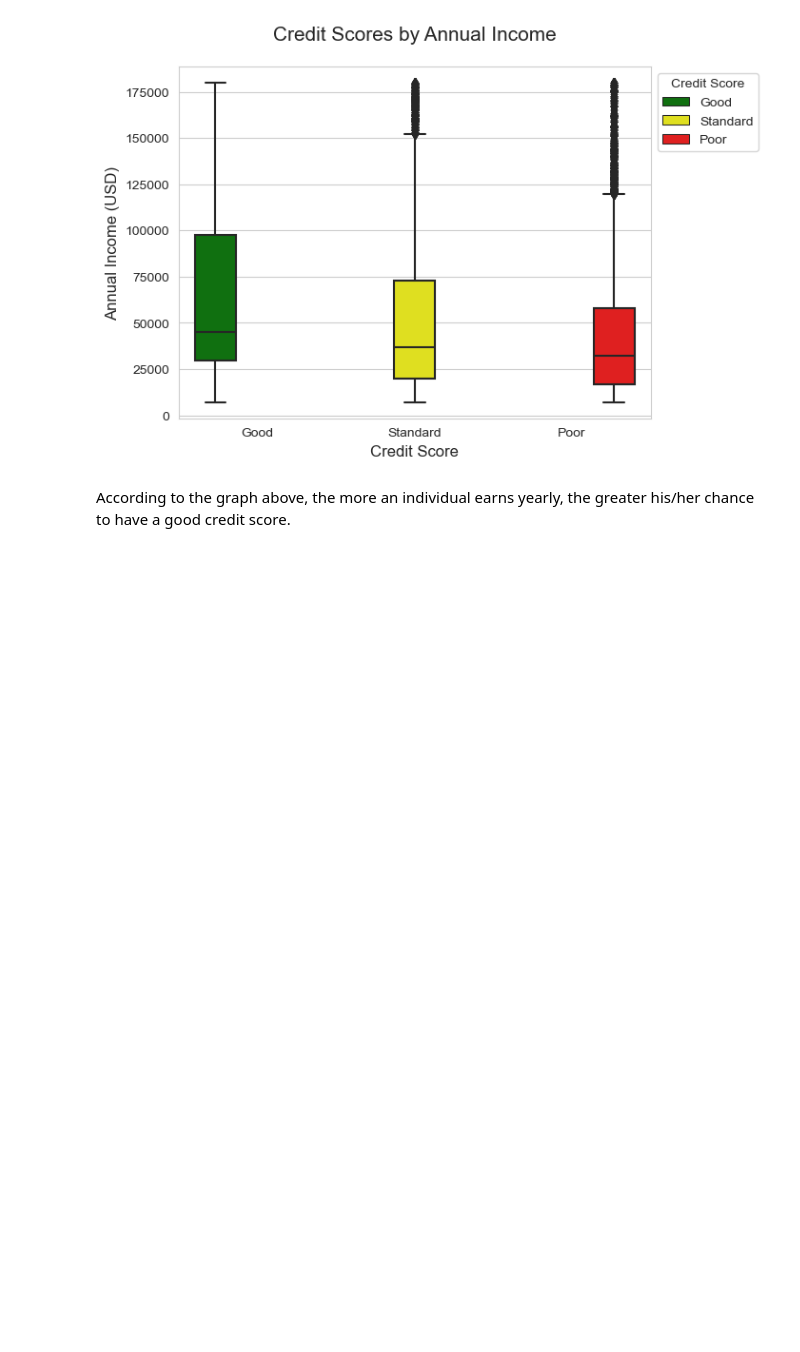
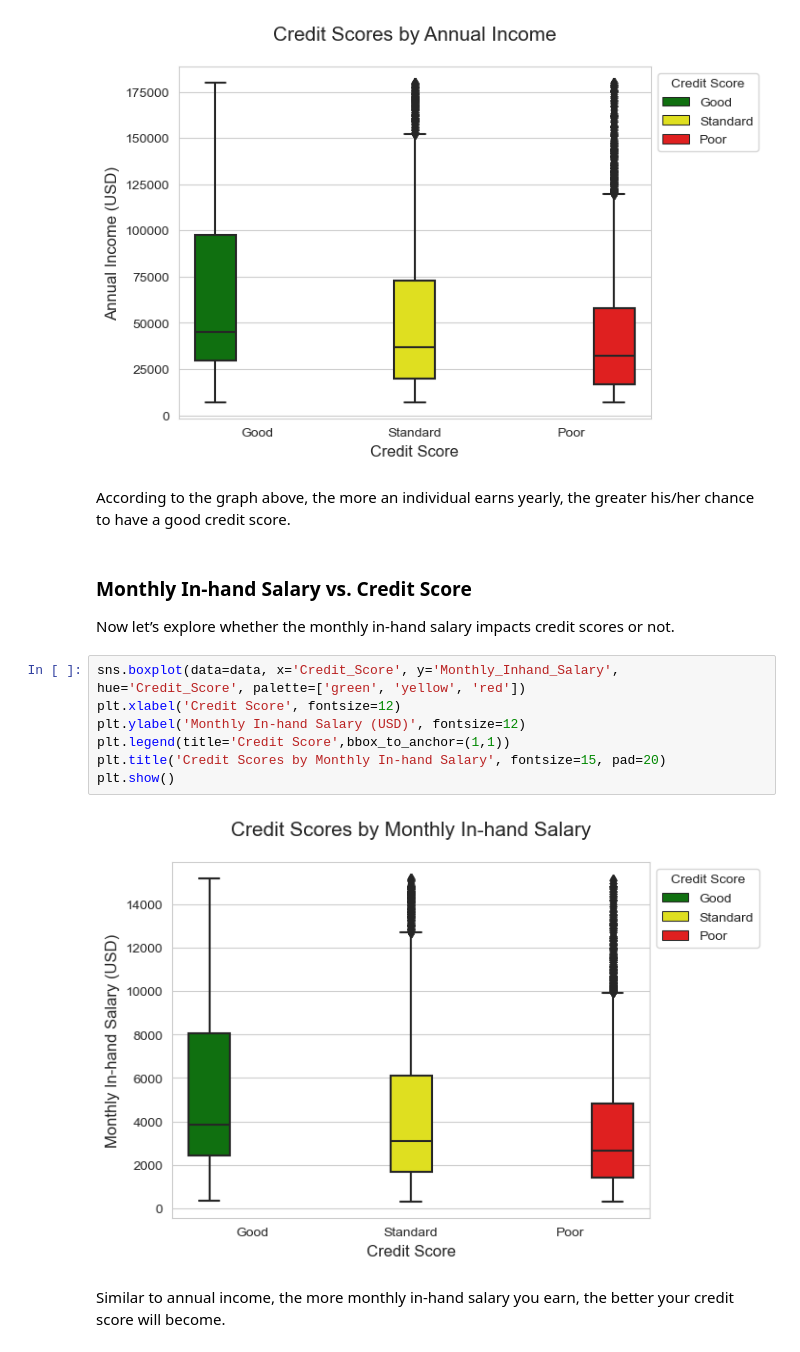
Before and after one commit to Rafsan7238/Data-Analysis_Data-Science_Projects, a Jupyter notebook: Python Projects/Credit Score Classification with ML/Credit Score Classification with ML.ipynb, the cells around one changed output. Cells and saved outputs as stored; diff of their text form; blank space fills up the shorter version.

Commit message:
Plotted monthly income

```diff
--- a/Python Projects/Credit Score Classification with ML/Credit Score Classification with ML.ipynb
+++ b/Python Projects/Credit Score Classification with ML/Credit Score Classification with ML.ipynb
@@ -211,3 +211,17 @@ plt.show()
 [figure]
 # %% [markdown]
 According to the graph above, the more an individual earns yearly, the greater his/her chance to have a good credit score.
+# %% [markdown]
+### Monthly In-hand Salary vs. Credit Score
+Now let’s explore whether the monthly in-hand salary impacts credit scores or not.
+# %%
+sns.boxplot(data=data, x='Credit_Score', y='Monthly_Inhand_Salary', hue='Credit_Score', palette=['green', 'yellow', 'red'])
+plt.xlabel('Credit Score', fontsize=12)
+plt.ylabel('Monthly In-hand Salary (USD)', fontsize=12)
+plt.legend(title='Credit Score',bbox_to_anchor=(1,1))
+plt.title('Credit Scores by Monthly In-hand Salary', fontsize=15, pad=20)
+plt.show()
+# %% [output]
+[figure, added]
+# %% [markdown]
+Similar to annual income, the more monthly in-hand salary you earn, the better your credit score will become.
```
